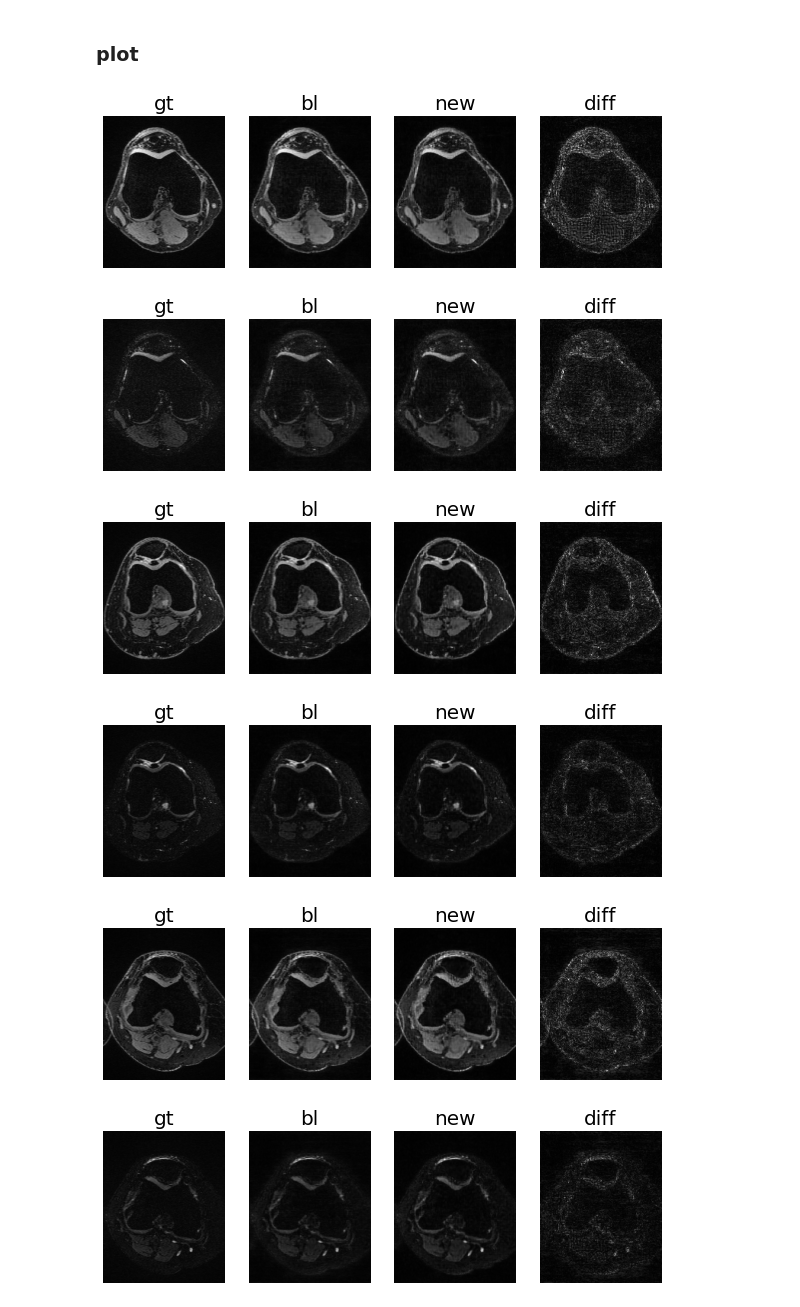
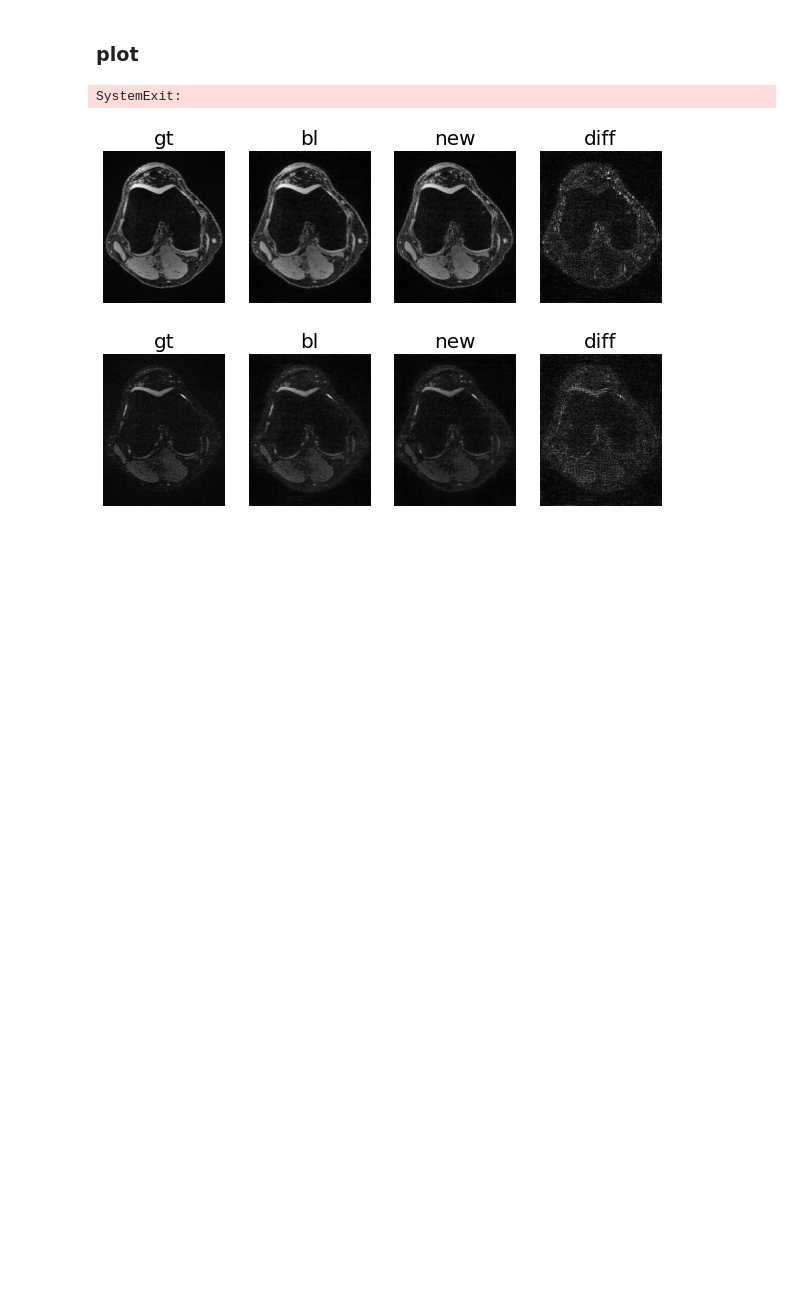
Before and after one commit to davevanveen/unsup_mri, a Jupyter notebook: ipynb/20210301_eval.ipynb, the cells around one changed output. Saved outputs shown, nothing was run; the diff lists cells and outputs as text; code cells hidden in the pictures; blank space fills up the shorter version.

```diff
--- a/ipynb/20210301_eval.ipynb
+++ b/ipynb/20210301_eval.ipynb
@@ -18,15 +18,14 @@ from utils.data_io import get_mtr_ids_and, load_imgs, load_qdess
 from utils.transform import reshape_adj_channels_to_complex_vals, \
                             reshape_complex_vals_to_adj_channels
 # %%
-accel = 8
+accel = 4
 path_base = '/bmrNAS/people/dvv/out_qdess/accel_{}x/'.format(accel)
 
 path_gt = path_base + 'gt/'
-# path_bl = path_base + 'baseline/'
-# path_new = path_base + 'arj_mask/'
 
-path_bl = path_base + 'arj_mask/'
-path_new = path_base + 'calib/64/'
+CALIB = 64
+path_bl = path_base + 'baseline/'
+path_new = path_base + 'calib/{}/'.format(CALIB)
 # %% [markdown]
 ### load imgs, calc metrics
 # %%
@@ -80,31 +79,28 @@ SystemExit:
 # %%
 title_list = ['gt', 'bl', 'new']
 clim_list = [None] * len(title_list)
 DIFF_MAP = True
 
 for idx_s in np.arange(imgs_gt.shape[0]):
     for idx_e in np.arange(imgs_gt.shape[1]):
 
         im_gt, im1, im2 = imgs_gt[idx_s, idx_e], \
                           imgs_bl[idx_s, idx_e], \
                           imgs_new[idx_s, idx_e]
 #         im_gt, im1, im2 = scale_0_1(im_gt), scale_0_1(im1), scale_0_1(im2)
         arr_list = [im_gt, im1, im2]
 
         if DIFF_MAP:
             C = 4 # constant for plotting on clim=(0,1)
             im_diff = C * np.abs(scale_0_1(im1) - scale_0_1(im2))
             arr_list.append(im_diff)
             title_list.append('diff')
             clim_list.append((0,1))
 
         plot_row_qdess(arr_list, title_list, clim_list)
 
-#     sys.exit()
+    sys.exit()
 # %% [output]
+SystemExit:
-[figure, old version]
+[figure, new version]
 [figure]
-[figure, removed]
-[figure, removed]
-[figure, removed]
-[figure, removed]
```
Also changed, not shown: parts of 3 cells of this notebook, 4 other files.
